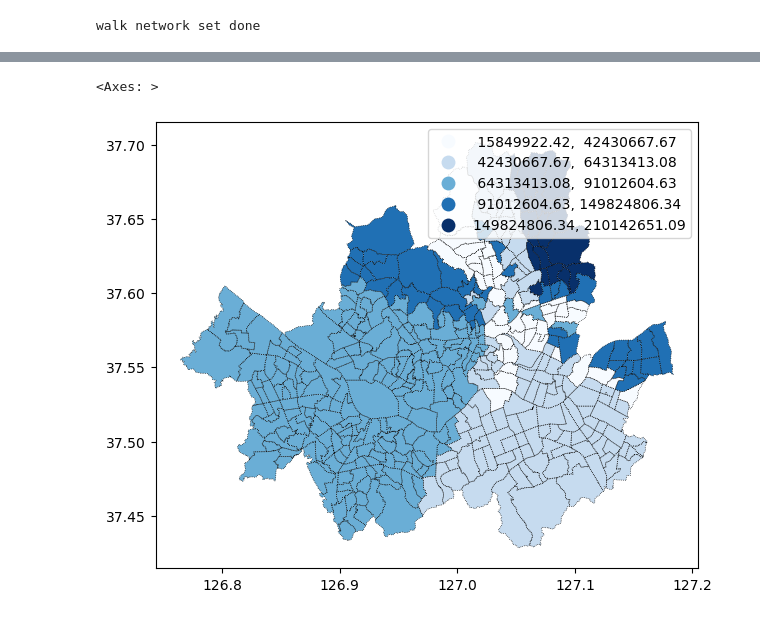
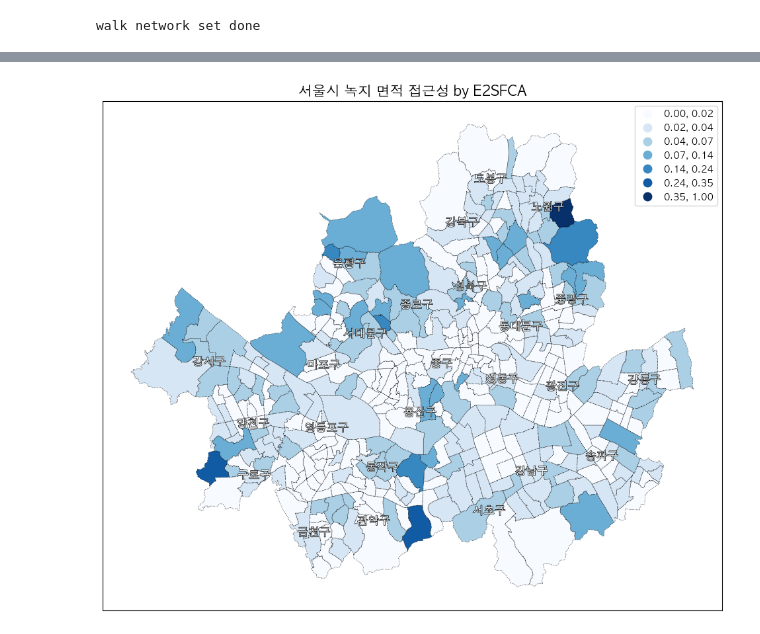
Before and after one commit to jinshingeo/Polygon_2SFCA, a Jupyter notebook: 2SFCA/Greenspace_E2SFCA-Copy4_walk.ipynb, the cells around one changed output, grey strips where cells are left out. Cells and saved outputs as stored; diff of their text form; code cells hidden in the pictures.

```diff
--- a/2SFCA/Greenspace_E2SFCA-Copy4_walk.ipynb
+++ b/2SFCA/Greenspace_E2SFCA-Copy4_walk.ipynb
@@ -151,7 +216,7 @@ dongs.plot(
 # %%
 parks = parks.to_crs("epsg:4326")
 dongs = dongs.to_crs("epsg:4326")
-dongs_list = ['Dongdaemun, Seoul, South Korea']
+dongs_list = ['Seoul, South Korea']
 
 G = ox.graph_from_place(dongs_list, network_type='walk')
 G.remove_nodes_from(list(nx.isolates(G)))
@@ -218,22 +283,45 @@ result_step2_nor
 424 rows × 11 columns
 # %%
-fig, ax = plt.subplots(figsize=(7, 7))
+fig, ax = plt.subplots(figsize=(15, 10))
+
+# 구 단위로 dissolve
+# dissolve 전에 geometry 오류 정리
+result_step2_nor['geometry'] = result_step2_nor['geometry'].buffer(0)
+# dissolve
+boroughs = result_step2_nor.dissolve(by='SIGUNGU_NM')
+# dissolve 결과 geometry 오류 정리
+boroughs['geometry'] = boroughs['geometry'].buffer(0)
 
 # 첫 번째 지도: demand_
 result_step2_nor.plot(
-    column='access',
+    column='access_normalized',
     ax=ax,
     legend=True,
     cmap='Blues',
-    scheme='FisherJenks'
+    scheme='naturalbreaks',
+    k=7
 )
 result_step2_nor.boundary.plot(
     ax=ax,
     linestyle='dotted',
     lw=0.5,
     color='black',
     zorder=1
 )
+for idx, row in boroughs.iterrows():
+    ax.text(s=idx, # String to be displayed
+                x=row['geometry'].centroid.coords[:][0][0], # X coordinate of label
+                y=row['geometry'].centroid.coords[:][0][1], # Y coordinate of label
+                fontsize=12,
+                color='white',
+                path_effects=[pe.withStroke(linewidth=1, foreground="black")],
+                ha='center', # Horizontal align
+                va='center', # Vertical align
+               )
+ax.set_title(f'서울시 녹지 면적 접근성 by E2SFCA', fontsize=15)
+ax.get_xaxis().set_visible(False)
+ax.get_yaxis().set_visible(False)
+scalebar = ScaleBar(dx=1, units="m", location='lower right')  # dx=1은 좌표계가 미터 단위일 때
+ax.add_artist(scalebar)
 # %% [output]
-<Axes: >
-[figure, old version]
+[figure, new version]
```
Also changed, not shown: parts of 9 cells of this notebook.
